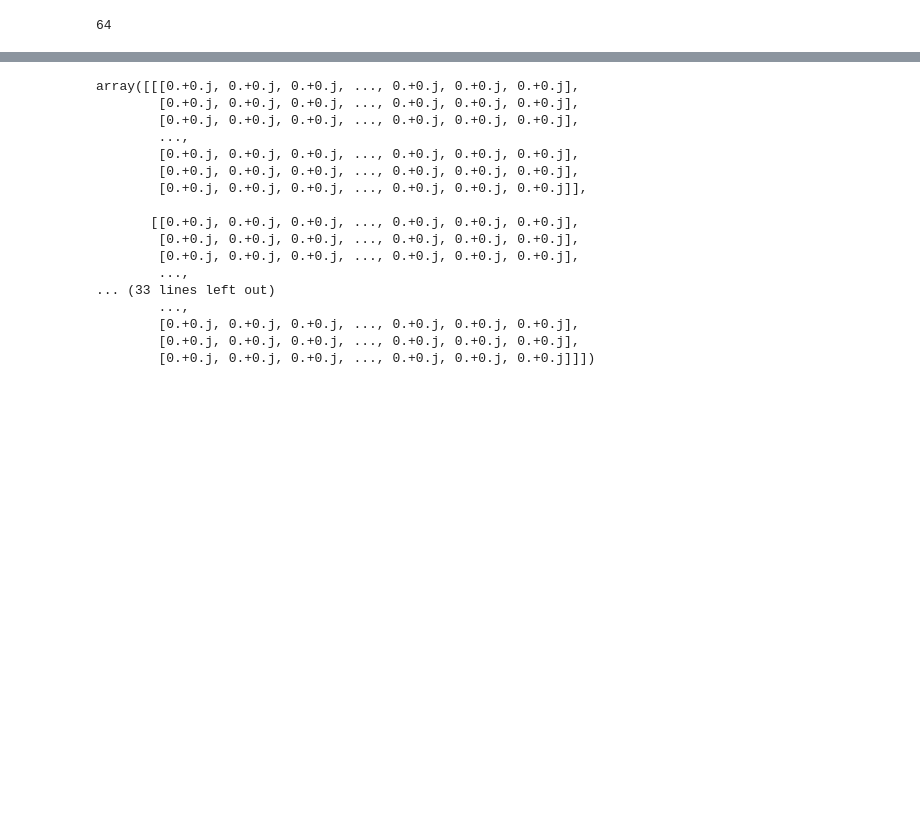
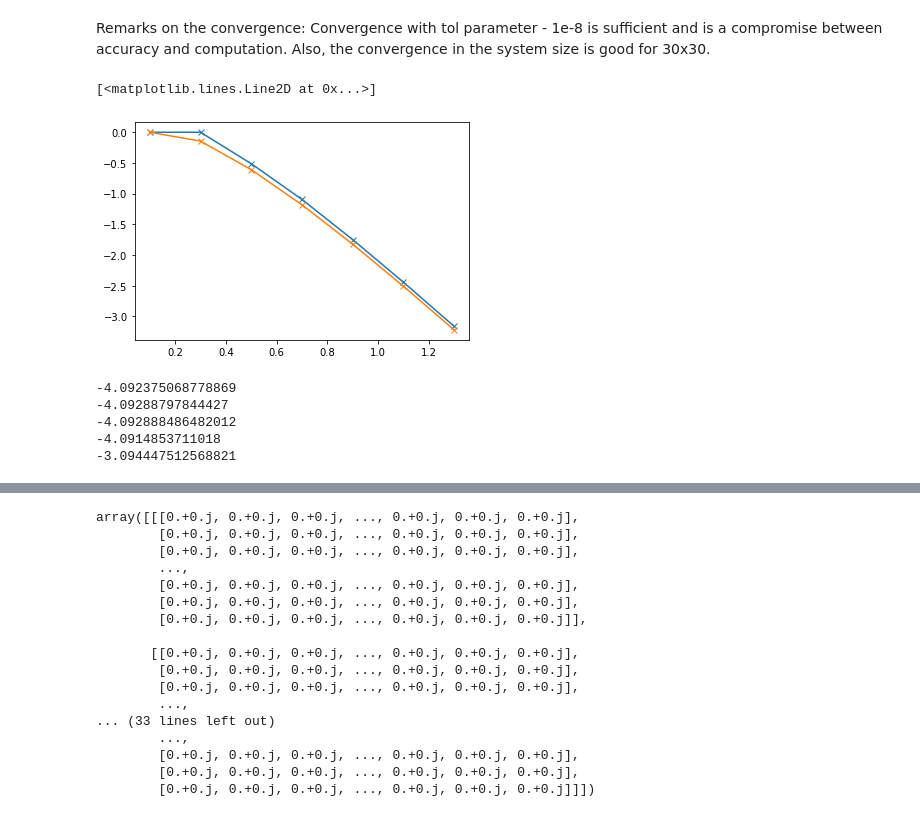
Before and after one commit to Progklui/rotor_lattice_models, a Jupyter notebook: mf_localized/test_localized_states2d.ipynb, the cells around one changed output, grey strips where cells are left out. Saved outputs shown, nothing was run; the diff lists cells and outputs as text; code cells hidden in the pictures; blank space fills up the shorter version.

Commit message:
1st results of the energy windowgit add mf_localized/test_localized_states2d.ipynb

```diff
--- a/mf_localized/test_localized_states2d.ipynb
+++ b/mf_localized/test_localized_states2d.ipynb
@@ -6,7 +9,49 @@ from localized_states2d import WfnParams, Wavefunction, mypcolormesh
+# %%
+def get_e_for_coupling(dir,Mx,My,V_0_arr):
+    e_arr = np.zeros(len(V_0_arr), dtype=complex)
+    for i in range(len(V_0_arr)):
+        V_0 = V_0_arr[i]
+        file_path = dir+'data_V0_'+str(V_0)+'_'+str(int(Mx))+'x'+str(int(My))+'.h5'
+
+        with h5py.File(file_path, 'r') as f:
+            phi_data = f["wfn"][...]
+            Mx = f["Mx"][...]
+            My = f["My"][...]
+            n = f["n"][...]
+            B = f["B"][...]
+            tx = f["tx"][...]
+            ty = f["ty"][...]
+            V_0 = f["V0"][...]
+
+        wfnpar = WfnParams(Mx, My, n)
+        Mx, My, n, x, k2 = wfnpar.read()
+
+        wfn = Wavefunction(wfnpar, array=phi_data)
+
+        hamiltpar = HamiltParams(B, tx, ty, V_0)
+
+        H = Hamilt(wfnpar, hamiltpar)
+        energy_tot, energy_rot, energy_ele, energy_int = H.calculate_energy(wfn)
+
+        e_arr[i] = energy_tot
+
+    return e_arr
 # %%
 wfnpar = WfnParams(10, 10, 64)
 Mx, My, n, phi, k2 = wfnpar.read()
-# %%
-phi.size
-# %% [output]
-64
+# %% [markdown]
+Remarks on the convergence: Convergence with tol parameter - 1e-8 is sufficient and is a compromise between accuracy and computation. Also, the convergence in the system size is good for 30x30.
+# %%
+V_0_arr = np.array([0.1,0.3,0.5,0.7,0.9,1.1,1.3])
+
+dir_sym = 'data/delta_t_0/'
+e_sym = get_e_for_coupling(dir_sym,30,30,V_0_arr)
+
+dir_asym = 'data/delta_t_-0.4/'
+e_asym = get_e_for_coupling(dir_asym,30,30,V_0_arr)
+
+plt.plot(V_0_arr, e_sym+2, marker='x')
+plt.plot(V_0_arr, e_asym+2, marker='x')
+# %% [output]
+[<matplotlib.lines.Line2D at 0x...>]
+[figure, added]
@@ -13,3 +61,15 @@ phi.size
+# %%
+print("-4.092375068778869") # 1e-5
+print("-4.09288797844427") # 1e-8
+print("-4.092888486482012") # 1e-10
+print("-4.0914853711018") # 10x10 vs 5x5
+print(energy_tot.real) # 1e-10
+# %% [output]
+-4.092375068778869
+-4.09288797844427
+-4.092888486482012
+-4.0914853711018
+-3.094447512568821
 # %%
 phi - 2*np.pi/n * np.arange(n)
 # %% [output]
```
Also changed, not shown: parts of 4 cells of this notebook.
